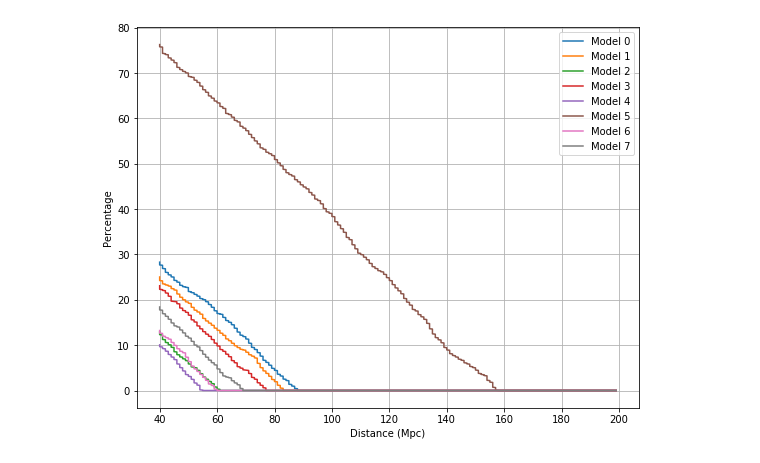
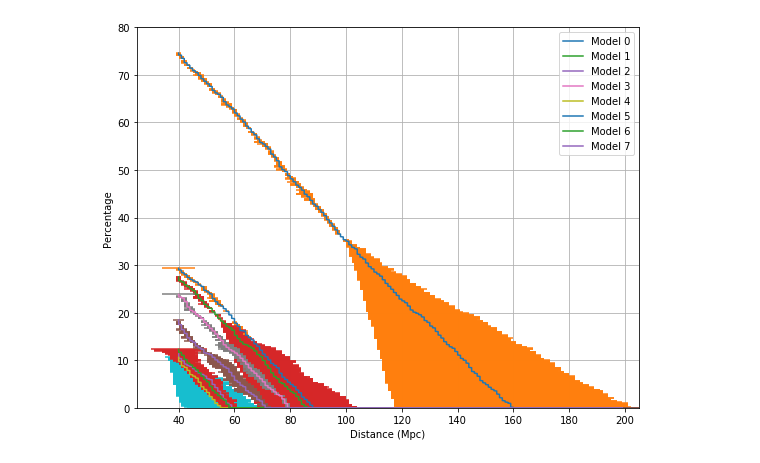
Before and after one commit to alexgoater/gotoproject, a Jupyter notebook: Matching Code.ipynb, the cells around one changed output. Saved outputs shown, nothing was run; the diff lists cells and outputs as text; code cells hidden in the pictures.

```diff
--- a/Matching Code.ipynb
+++ b/Matching Code.ipynb
@@ -147,51 +175,55 @@ kn_info = {'KN model':array_kns, 'Best fit model':best_model, 'Minimum Chi2':min
 #Create an efficiency curve.
 
 #Turning arrays into numpy arrays.
-#array_kns = np.asarray(array_kns)
-#best_model = np.asarray(best_model)
+kn_mod = kn_info['KN model']
+best_fit = kn_info['Best fit model']
+kn_dist = kn_info['KN distance']
+chi2 = kn_info['Minimum Chi2']
+mod_dist = kn_info['Model distance']
+
+kn_mod = np.asarray(kn_mod)
+best_fit = np.asarray(best_fit)
+kn_dist = np.asarray(kn_dist)
+chi2 = np.asarray(chi2)
+mod_dist = np.asarray(mod_dist)
 
 plt.figure(figsize=(9,7))
 plt.grid()
 
 for i in range(0,len(model)):
-    kn_mod = kn_info['KN model']
-    best_fit = kn_info['Best fit model']
-    kn_dist = kn_info['KN distance']
-    chi2 = kn_info['Minimum Chi2']
-
-    kn_mod = np.asarray(kn_mod)
-    best_fit = np.asarray(best_fit)
-    kn_dist = np.asarray(kn_dist)
-    chi2 = np.asarray(chi2)
-
     kn_ind = np.where(kn_mod==i)[0] #finds the indicies where the kn model is model i (i.e. 0 and then 1, ect.)
     best_ind = best_fit[kn_ind] #puts these indicies into the best fit model to find whether the theoretical and
                                 #best fit models are the same at the same index point.
+
     chi2_ind = chi2[kn_ind]
     match_dist = np.zeros(len(kn_ind))
+    alt_match_dist = np.zeros(len(kn_ind))
     cumulative = np.zeros(len(kn_ind))
 
-    #HERE I USED KN INSTEAD OF MODEL DISTANCE.
-
     for j in range(0,len(kn_ind)):
-        match_dist[j] = kn_dist[kn_ind[j]] #appends distance of relating KN model to an array.
+        match_dist[j] = kn_dist[kn_ind[j]] #appends kn distance of relating KN model to an array.
+        alt_match_dist[j] = mod_dist[kn_ind[j]] #appends mod distance of relating KN model to array for error calc.
         if best_ind[j] == i and chi2_ind[j] != max_chi2_val: #if value of best fit model is same as value of kn ind
                                                              #then match and add 1.
             cumulative[j] = match
         else: #if value of best fit model is not the same as value of kn ind then non-match and add nothing.
             cumulative[j] = non_match
 
     plot_dist = np.sort(match_dist) #orders distances.
+    alt_plot_dist = np.sort(alt_match_dist)
     plot_cumulative = np.sort(cumulative)
+
+    error_dist = plot_dist - alt_plot_dist #calculates error between two model distances.
     cumsum = np.cumsum(plot_cumulative)[::-1]
-    norm_cumsum = (cumsum / (len(cumsum))*100)
+    norm_cumsum = (cumsum / (len(cumsum))*100) #normalises the cumulative sum to be represented in percentage form.
 
-    label = 'Model %s' % i #label different model numbers and number of injections.
+    label = 'Model %s' % i #label different model numbers.
     plt.plot(plot_dist, norm_cumsum, label=label)
+    plt.errorbar(plot_dist, norm_cumsum, xerr=error_dist, linestyle="None")
     plt.legend()
     plt.ylabel('Percentage')
     plt.xlabel('Distance (Mpc)')
-
-plt.savefig('efficiency_on.png')
+    plt.xlim(25,205)
+    plt.ylim(0,80)
 # %% [output]
-[figure, old version]
+[figure, new version]
```
Also changed, not shown: parts of 9 cells of this notebook.
